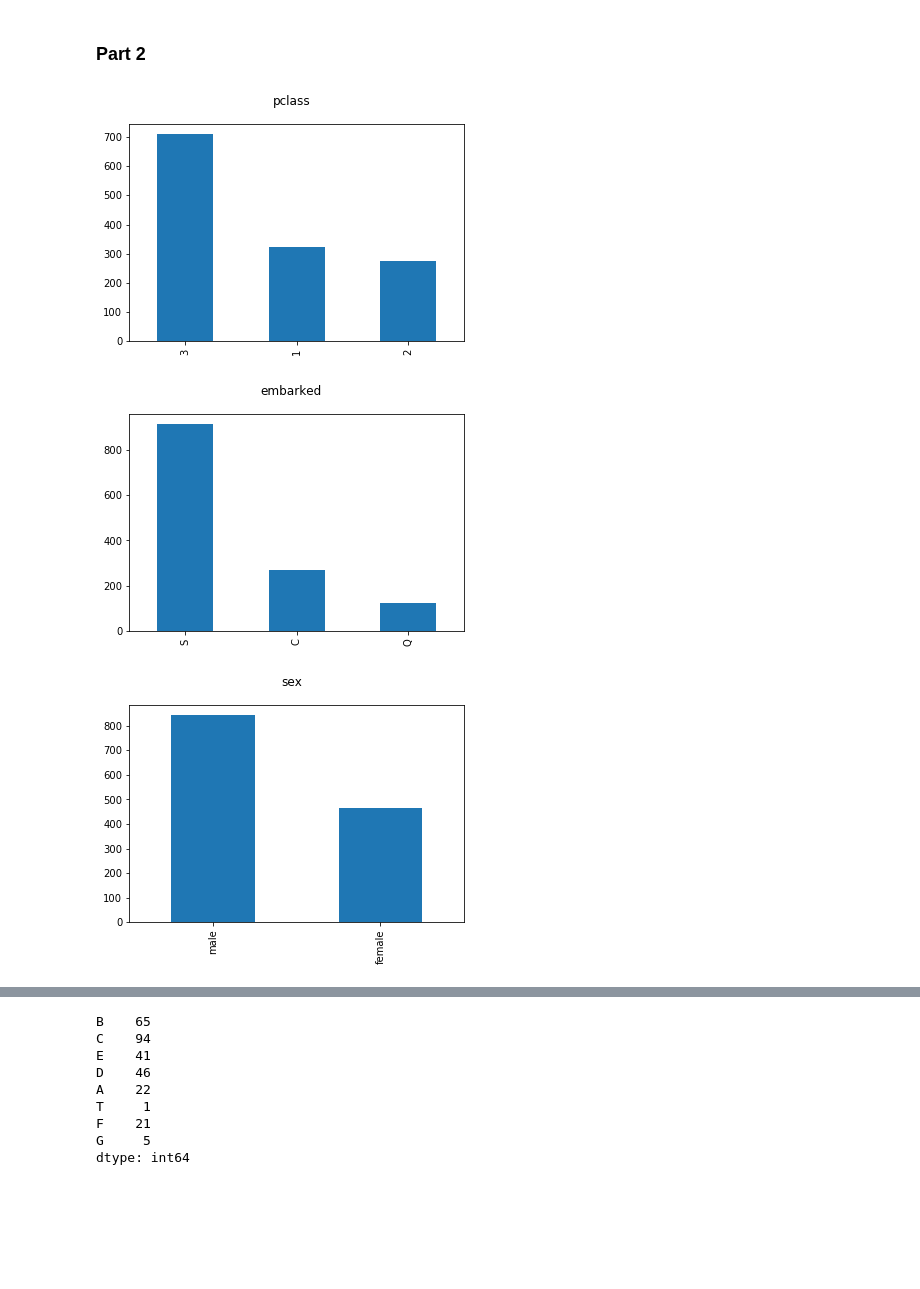
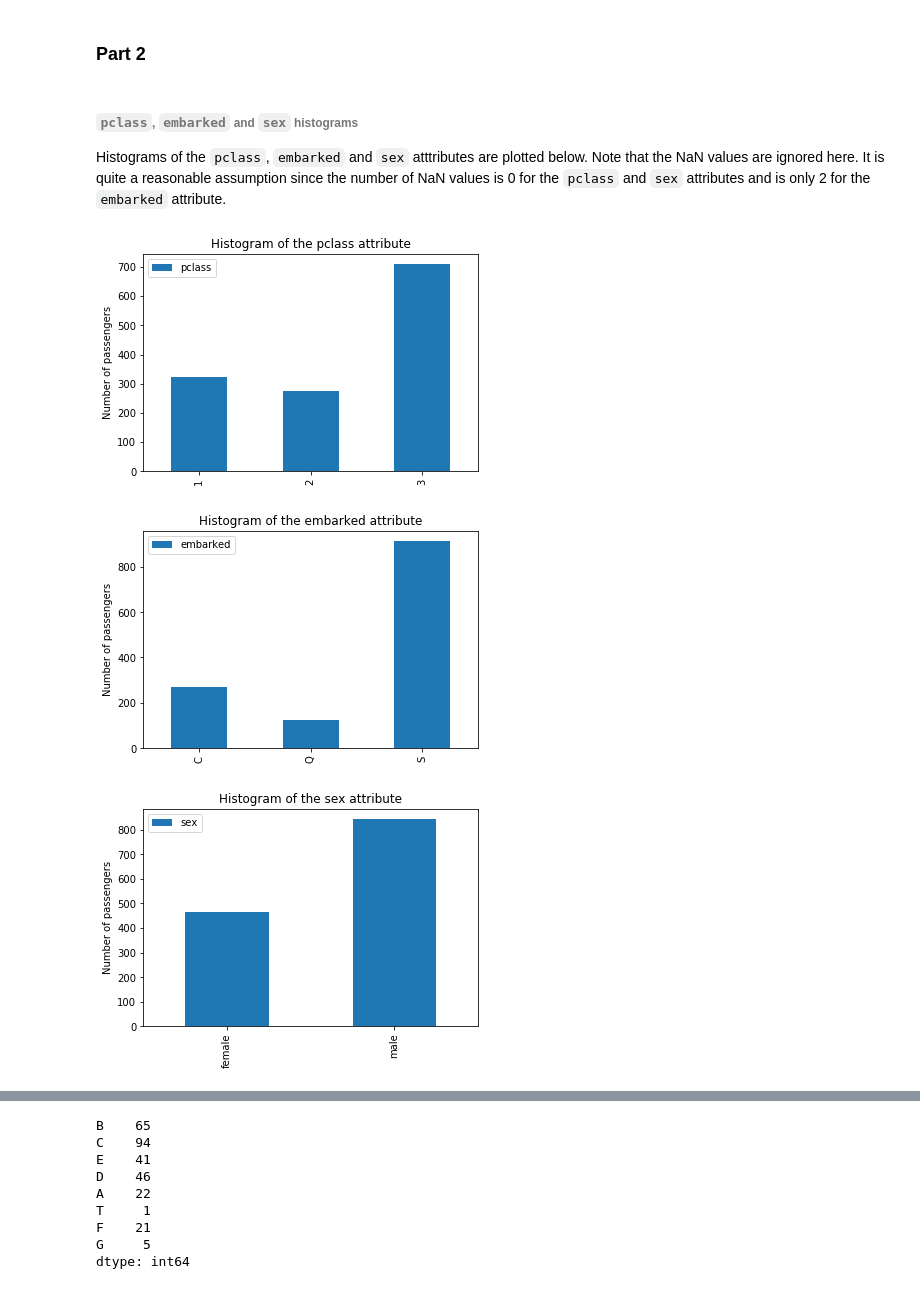
Before and after one commit to adrienruault/ada_molmaru, a Jupyter notebook: Homework01/Solution_task3.ipynb, the cells around one changed output, grey strips where cells are left out. Saved outputs shown, nothing was run; the diff lists cells and outputs as text; code cells hidden in the pictures; blank space fills up the shorter version.

```diff
--- a/Homework01/Solution_task3.ipynb
+++ b/Homework01/Solution_task3.ipynb
@@ -86,7 +88,6 @@ For each of the following questions state clearly your assumptions and discuss y
 # %%
-excel_content = pd.read_excel(DATA_FOLDER+'/titanic.xls')
-#excel_content = excel_content.fillna('Unknown')
-excel_content
+titanic = pd.read_excel(DATA_FOLDER+'/titanic.xls')
+titanic.head()
 # %% [output]
 |  | pclass | survived | name | sex | age | sibsp | parch | ticket | fare | cabin | embarked | ... |
 | 0 | 1 | 1 | Allen, Miss. Elisabeth Walton | female | 29.0000 | 0 | 0 | 24160 | 211.3375 | B5 | S | ... |
@@ -166,12 +108,5 @@ fare min: 0.0 fare max: 512.3292
 # %%
-# sibsp not categorical ?
 to_categoricals = ['pclass','survived','sex','embarked']
-#excel_content[to_categoricals] = excel_content[to_categoricals].astype('category')-> does not work on my computer idk why
-
+#titanic[to_categoricals] = titanic[to_categoricals].astype('category') #-> does not work on my computer idk why
 for s in to_categoricals:
-    excel_content[s] = excel_content[s].astype('category')
-    print(s + " categories: ")
-    print(excel_content[s].cat.categories, "\n")
-
-#for elem in columns_to_pass_in_categoricals:
-#    excel_content[elem] = excel_content[elem].astype('category')
+    titanic[s] = titanic[s].astype('category')
@@ -190,18 +201,18 @@ Index(['C', 'Q', 'S'], dtype='object')
 # %% [markdown]
 ### Part 2
+# %% [markdown]
+###### `pclass`, `embarked` and `sex` histograms
+Histograms of the `pclass`, `embarked` and `sex` atttributes are plotted below. Note that the NaN values are ignored here. It is quite a reasonable assumption since the number of NaN values is 0 for the `pclass` and `sex` attributes and is only 2 for the `embarked` attribute.
 # %%
 import matplotlib.pyplot as plt
-categoricals_to_plot = ['pclass','embarked','sex']
+cat_to_plot = ['pclass','embarked','sex']
 
-for elem in categoricals_to_plot:
-    plt.figure().suptitle(elem)
-    # Don't forget to put titles
-    histo = excel_content[elem].value_counts().plot(kind='bar')
-
-
-#excel_content['age'].hist(bins=10)
-#pd.Series.hist()
+for elem in cat_to_plot:
+    plt.figure()
+    histo = titanic[elem].value_counts().sort_index().plot(kind='bar', legend = True,\
+                                                           title = 'Histogram of the ' + elem + ' attribute')
+    histo.set_ylabel('Number of passengers')
 # %% [output]
-[figure, old version]
+[figure, new version]
-[figure, old version]
+[figure, new version]
-[figure, old version]
+[figure, new version]
```
Also changed, not shown: parts of 20 cells of this notebook.
